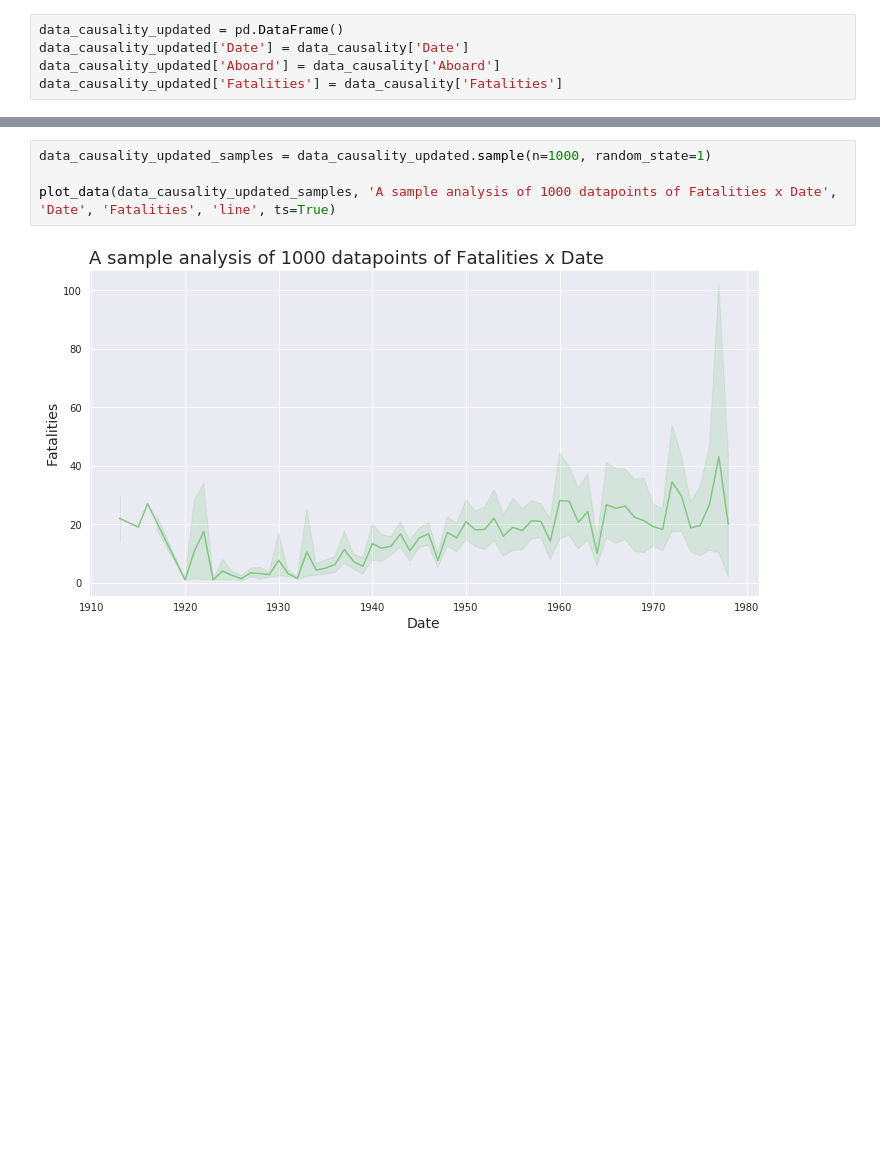
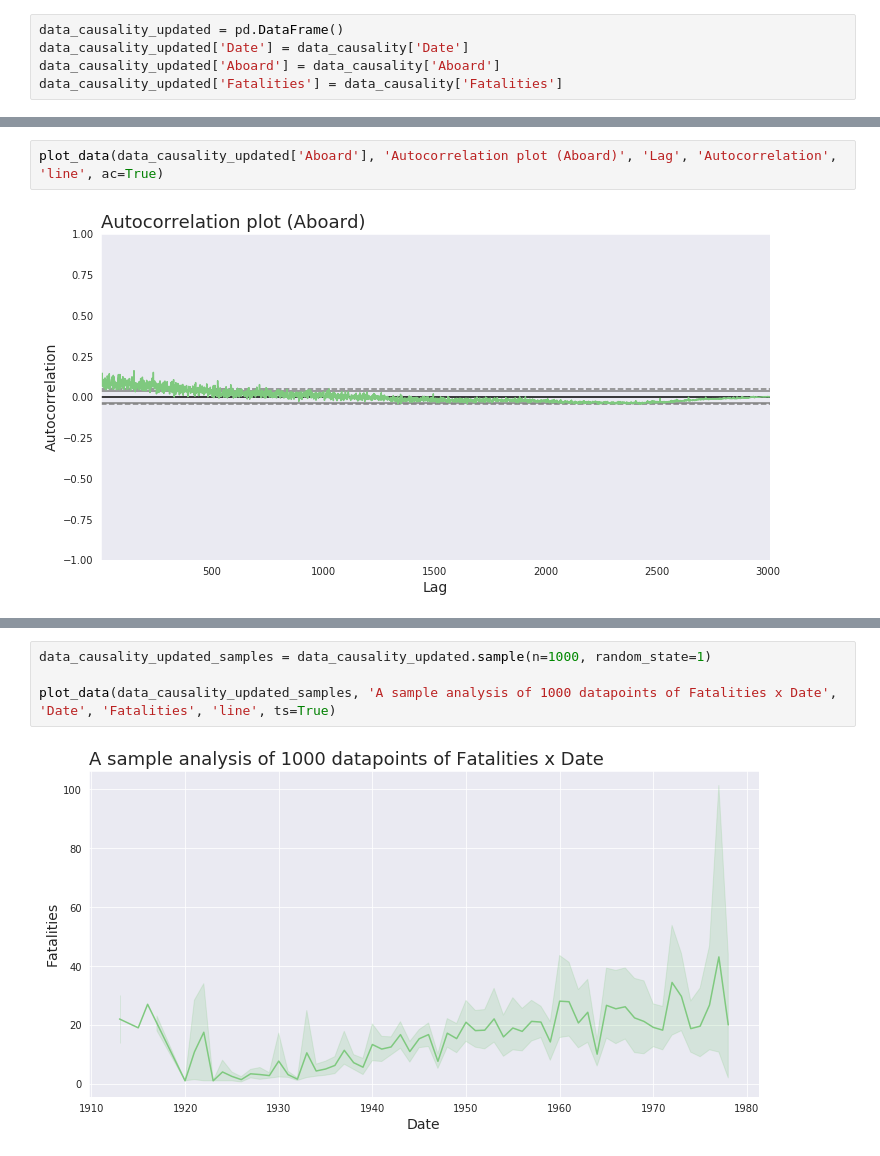
Before and after one commit to imsouza/airplane-crash, a Jupyter notebook: EDA - Airplane Crash.ipynb, the cells around one changed output, grey strips where cells are left out. Cells and saved outputs as stored; diff of their text form; blank space fills up the shorter version.

```diff
--- a/EDA - Airplane Crash.ipynb
+++ b/EDA - Airplane Crash.ipynb
@@ -412,0 +427,4 @@ data_causality_updated['Fatalities'] = data_causality['Fatalities']
+# %%
+plot_data(data_causality_updated['Aboard'], 'Autocorrelation plot (Aboard)', 'Lag', 'Autocorrelation', 'line', ac=True)
+# %% [output]
+[figure, added]
```
Also changed, not shown: parts of 15 cells of this notebook.
